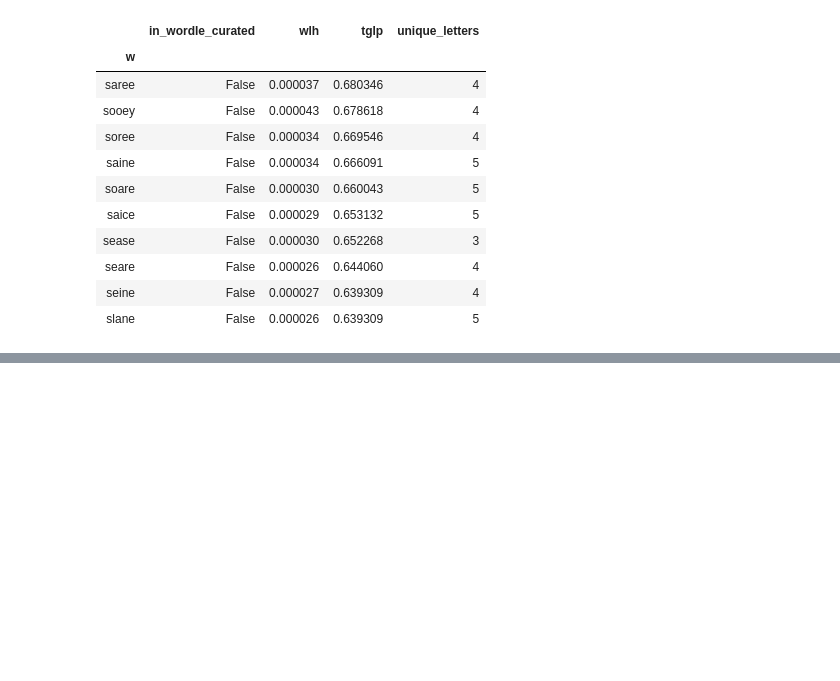
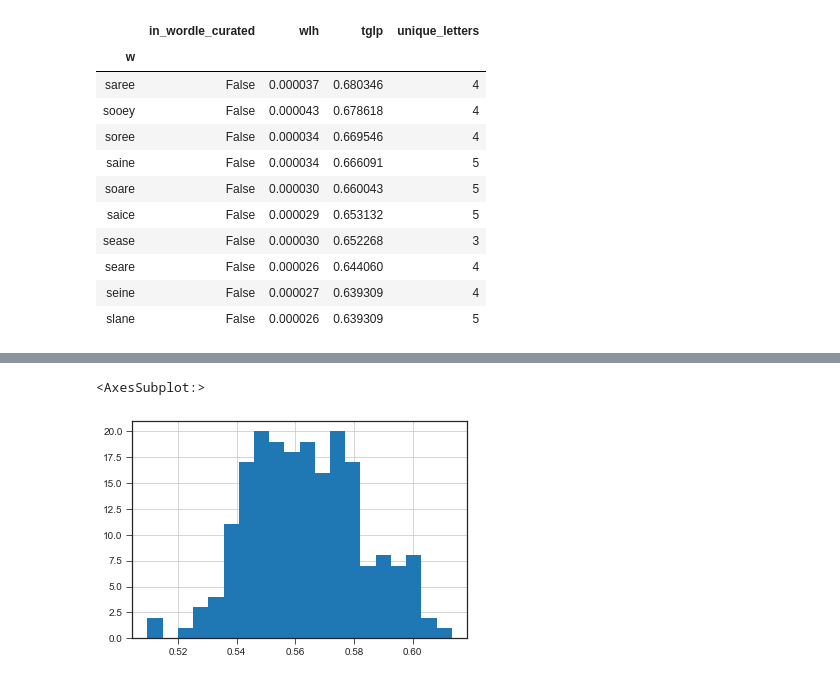
Before and after one commit to benton-anderson/wordle-opt, a Jupyter notebook: notebooks/BJA-02.4-make-guess-sequences.ipynb, the cells around one changed output, grey strips where cells are left out. Saved outputs shown, nothing was run; the diff lists cells and outputs as text; code cells hidden in the pictures; blank space fills up the shorter version.

```diff
--- a/notebooks/BJA-02.4-make-guess-sequences.ipynb
+++ b/notebooks/BJA-02.4-make-guess-sequences.ipynb
@@ -240,0 +347,5 @@ result
+# %%
+df['mean_tglp2'].hist(bins=20)
+# %% [output]
+<AxesSubplot:>
+[figure, added]
```
Also changed, not shown: parts of 12 cells of this notebook.
